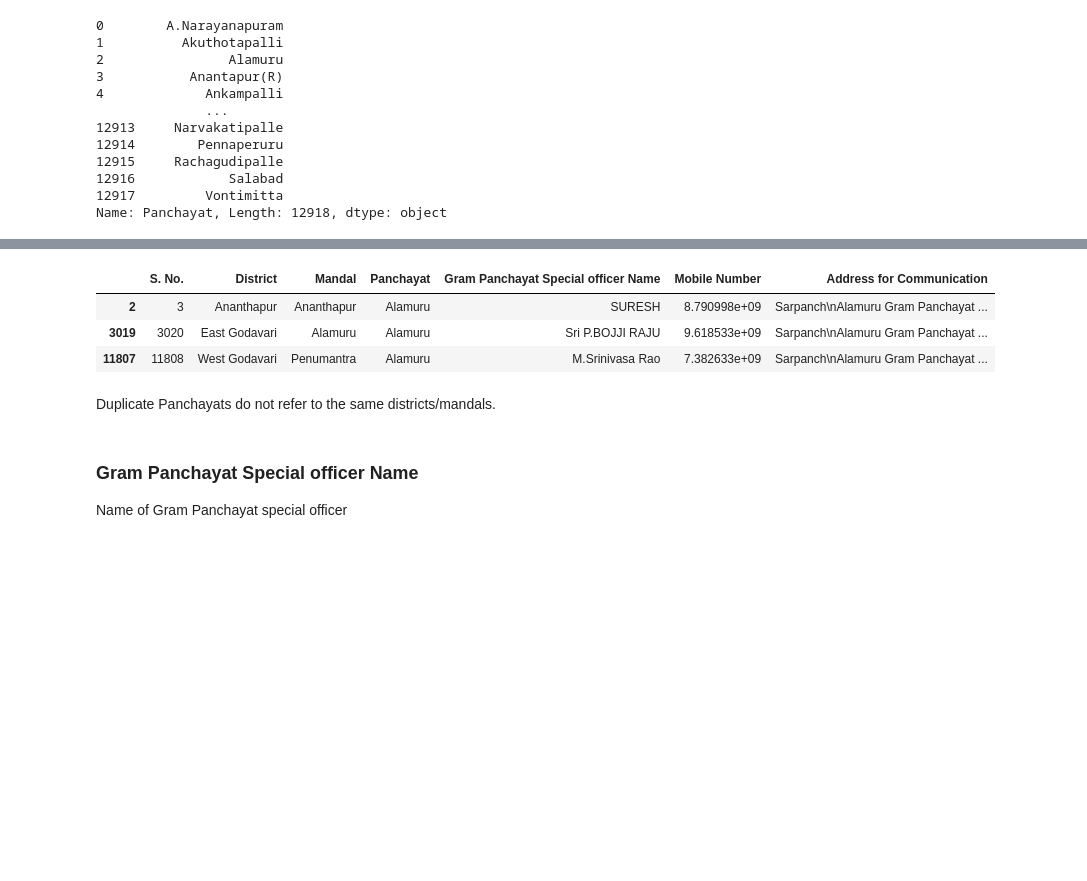
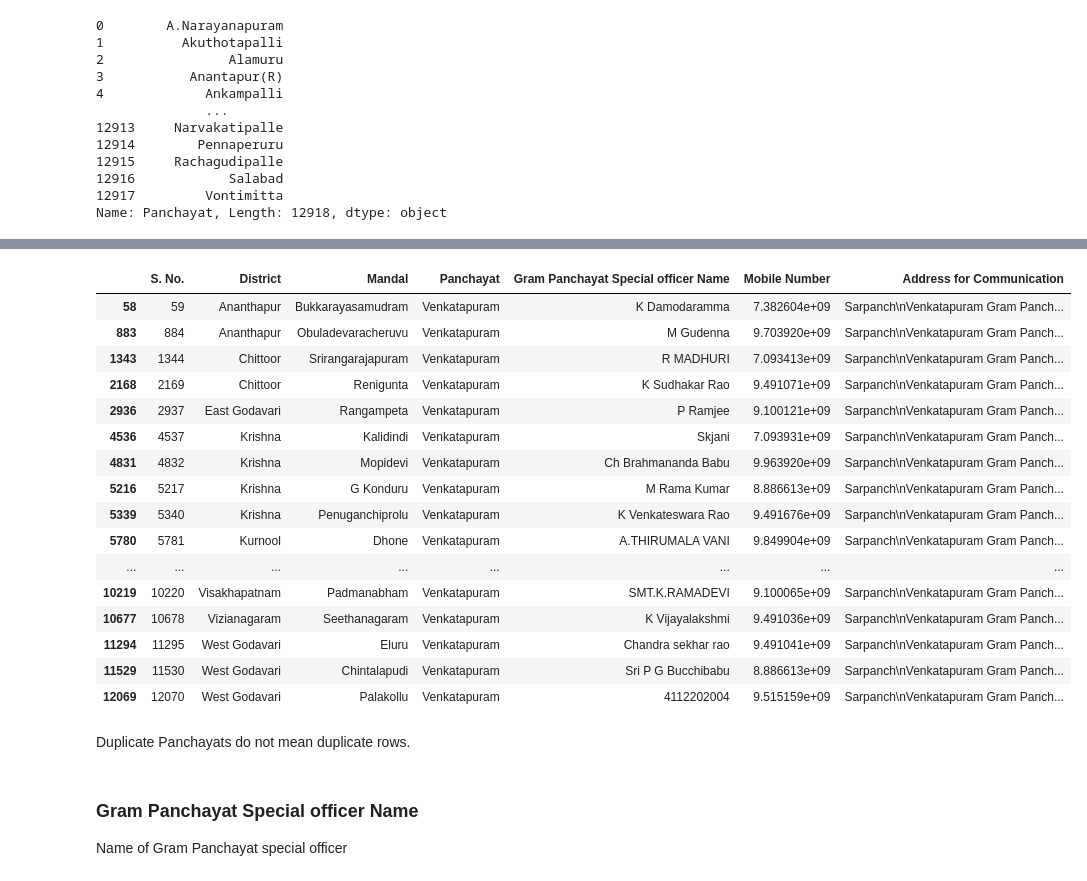
Before and after one commit to shayan-khoygani/Codebook, a Jupyter notebook: Andhra Pradesh Gram Panchayat/Andhra Pradesh Gram Panchayat.ipynb, the cells around one changed output, grey strips where cells are left out. Drawn from its saved outputs; the diff is of its cells as text; code cells hidden in the pictures; blank space fills up the shorter version.

```diff
--- a/Andhra Pradesh Gram Panchayat/Andhra Pradesh Gram Panchayat.ipynb
+++ b/Andhra Pradesh Gram Panchayat/Andhra Pradesh Gram Panchayat.ipynb
@@ -313,13 +330,26 @@ No. of Duplicates: 1112
 # %%
 # Example
-AndhraPradeshGramPanchayat[AndhraPradeshGramPanchayat["Panchayat"] == "Alamuru"]
+AndhraPradeshGramPanchayat[AndhraPradeshGramPanchayat["Panchayat"] == "Venkatapuram"]
 # %% [output]
 |  | S. No. | District | Mandal | Panchayat | Gram Panchayat Special officer Name | Mobile Number | Address for Communication |
-| 2 | 3 | Ananthapur | Ananthapur | Alamuru | SURESH | 8.790998e+09 | Sarpanch\nAlamuru Gram Panchayat ... |
-| 3019 | 3020 | East Godavari | Alamuru | Alamuru | Sri P.BOJJI RAJU | 9.618533e+09 | Sarpanch\nAlamuru Gram Panchayat ... |
-| 11807 | 11808 | West Godavari | Penumantra | Alamuru | M.Srinivasa Rao | 7.382633e+09 | Sarpanch\nAlamuru Gram Panchayat ... |
+| 58 | 59 | Ananthapur | Bukkarayasamudram | Venkatapuram | K Damodaramma | 7.382604e+09 | Sarpanch\nVenkatapuram Gram Panch... |
+| 883 | 884 | Ananthapur | Obuladevaracheruvu | Venkatapuram | M Gudenna | 9.703920e+09 | Sarpanch\nVenkatapuram Gram Panch... |
+| 1343 | 1344 | Chittoor | Srirangarajapuram | Venkatapuram | R MADHURI | 7.093413e+09 | Sarpanch\nVenkatapuram Gram Panch... |
+| 2168 | 2169 | Chittoor | Renigunta | Venkatapuram | K Sudhakar Rao | 9.491071e+09 | Sarpanch\nVenkatapuram Gram Panch... |
+| 2936 | 2937 | East Godavari | Rangampeta | Venkatapuram | P Ramjee | 9.100121e+09 | Sarpanch\nVenkatapuram Gram Panch... |
+| 4536 | 4537 | Krishna | Kalidindi | Venkatapuram | Skjani | 7.093931e+09 | Sarpanch\nVenkatapuram Gram Panch... |
+| 4831 | 4832 | Krishna | Mopidevi | Venkatapuram | Ch Brahmananda Babu | 9.963920e+09 | Sarpanch\nVenkatapuram Gram Panch... |
+| 5216 | 5217 | Krishna | G Konduru | Venkatapuram | M Rama Kumar | 8.886613e+09 | Sarpanch\nVenkatapuram Gram Panch... |
+| 5339 | 5340 | Krishna | Penuganchiprolu | Venkatapuram | K Venkateswara Rao | 9.491676e+09 | Sarpanch\nVenkatapuram Gram Panch... |
+| 5780 | 5781 | Kurnool | Dhone | Venkatapuram | A.THIRUMALA VANI | 9.849904e+09 | Sarpanch\nVenkatapuram Gram Panch... |
+| ... | ... | ... | ... | ... | ... | ... | ... |
+| 10219 | 10220 | Visakhapatnam | Padmanabham | Venkatapuram | SMT.K.RAMADEVI | 9.100065e+09 | Sarpanch\nVenkatapuram Gram Panch... |
+| 10677 | 10678 | Vizianagaram | Seethanagaram | Venkatapuram | K Vijayalakshmi | 9.491036e+09 | Sarpanch\nVenkatapuram Gram Panch... |
+| 11294 | 11295 | West Godavari | Eluru | Venkatapuram | Chandra sekhar rao | 9.491041e+09 | Sarpanch\nVenkatapuram Gram Panch... |
+| 11529 | 11530 | West Godavari | Chintalapudi | Venkatapuram | Sri P G Bucchibabu | 8.886613e+09 | Sarpanch\nVenkatapuram Gram Panch... |
+| 12069 | 12070 | West Godavari | Palakollu | Venkatapuram | 4112202004 | 9.515159e+09 | Sarpanch\nVenkatapuram Gram Panch... |
 # %% [markdown]
-Duplicate Panchayats do not refer to the same districts/mandals.
+Duplicate Panchayats do not mean duplicate rows.
 # %% [markdown]
 ### Gram Panchayat Special officer Name
 <a class="anchor" id="4.5"></a>
```
Also changed, not shown: parts of 6 cells of this notebook, 2 other files.
